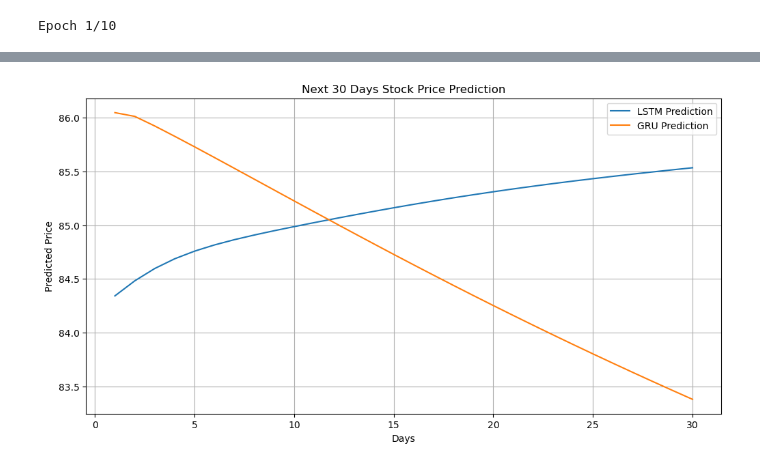
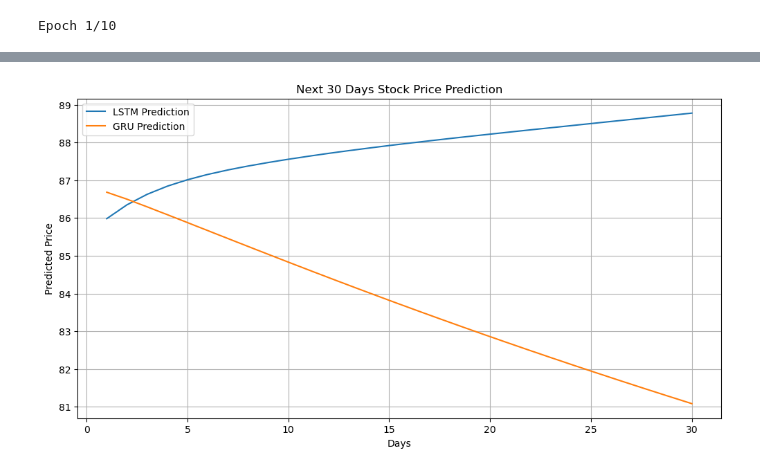
Before and after one commit to surajsth/Mathematics_Part1, a Jupyter notebook: Optimization/Untitled.ipynb, the cells around one changed output, grey strips where cells are left out. Cells and saved outputs as stored; diff of their text form; code cells hidden in the pictures.

```diff
--- a/Optimization/Untitled.ipynb
+++ b/Optimization/Untitled.ipynb
@@ -7,7 +7,7 @@ from tensorflow.keras.models import Sequential
 from tensorflow.keras.layers import LSTM, GRU, Dense
 
 # Load data
-df = pd.read_csv('data/AUD_NPRData.csv')  # Replace with your CSV filename
+df = pd.read_csv('data/AUD_NPR Historical Data.csv')  # Replace with your CSV filename
 df['Date'] = pd.to_datetime(df['Date'])
 df.sort_values('Date', inplace=True)
 
@@ -31,7 +31,7 @@ x, y = create_dataset(data_scaled, window_size)
 x = np.reshape(x, (x.shape[0], x.shape[1], 1))
 
 # Split into training and testing (optional)
-train_size = int(len(x) * 0.9)
+train_size = int(len(x) * 0.75)
 x_train, y_train = x[:train_size], y[:train_size]
 
 # Build LSTM model
@@ -99 +99 @@ Epoch 7/10
-[figure, old version]
+[figure, new version]
```
Also changed, not shown: parts of 1 cell of this notebook, 1 other file.
